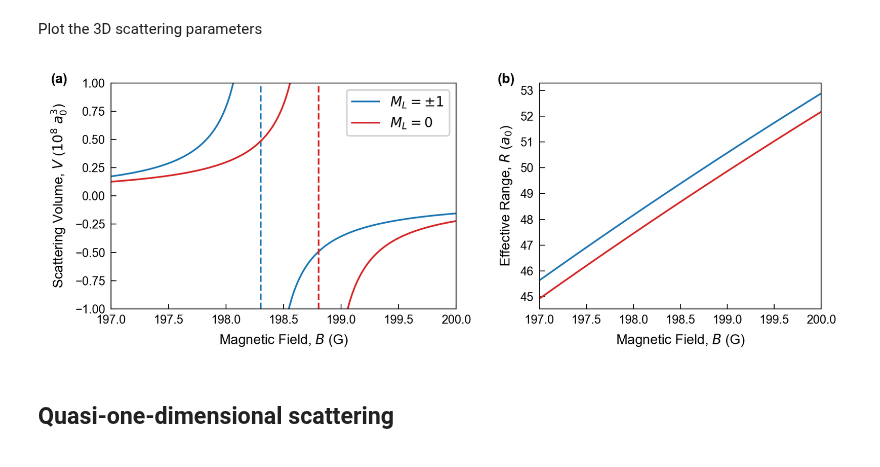
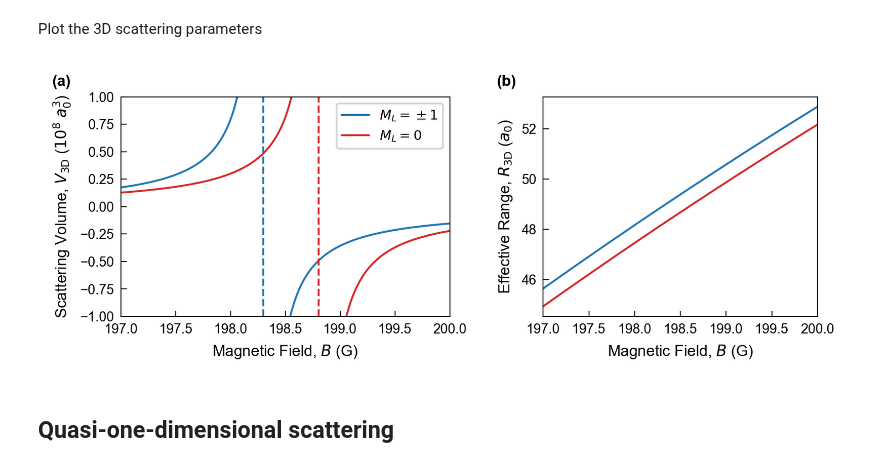
Before and after one commit to colinjdale/ChiPyLab, a Jupyter notebook: examples/plot_scattering_quantities.ipynb, the cells around one changed output. Saved outputs shown, nothing was run; the diff lists cells and outputs as text; code cells hidden in the pictures.

```diff
--- a/examples/plot_scattering_quantities.ipynb
+++ b/examples/plot_scattering_quantities.ipynb
@@ -29,8 +29,8 @@ Plot the 3D scattering parameters
 from general.plot_settings import colors, figsize, paper_settings, generate_plt_styles
 
 plt.rcParams.update(paper_settings)
-
-fig, axs = plt.subplots(1, 2, figsize=(figsize[0]*2, figsize[1]))
+figsize = (6, 2.25)
+fig, axs = plt.subplots(1, 2, figsize=figsize)
 
 num = 1000
 delta = 0.01
@@ -45,41 +45,41 @@ B_V_m0 = [np.linspace(Bmin, B0_77_0 - delta, num),
 ax = axs[0]
 ymin = -1
 ymax = 1
-ax.set(ylabel=r"Scattering Volume, $V$ ($10^8$ $a_0^3$)", xlabel=r"Magnetic Field, $B$ (G)")
+ax.set(ylabel=r"Scattering Volume, $V_\mathrm{3D}$ ($10^8$ $a_0^3$)", xlabel=r"Magnetic Field, $B$ (G)")
 
 ax.plot(B_V[0], V3D(B_V[0])/a_0**3 / 1e8, '-', label=r"$M_L=\pm 1$", color=colors[0])
 ax.plot(B_V[1], V3D(B_V[1])/a_0**3 / 1e8, '-', color=colors[0])
 ax.vlines(B0_77_pm1, ymin, ymax, colors=colors[0], linestyles='--')
 
 ax.plot(B_V_m0[0], V3D_m0(B_V_m0[0])/a_0**3 / 1e8, '-', label=r"$M_L=0$", color=colors[3])
 ax.plot(B_V_m0[1], V3D_m0(B_V_m0[1])/a_0**3 / 1e8, '-', color=colors[3])
 ax.vlines(B0_77_0, ymin, ymax, colors=colors[3], linestyles='--')
 
 ax.set_ylim(ymin, ymax)
-ax.legend(loc="upper right")
+ax.legend(loc="upper right", fontsize=7)
 
 ax = axs[1]
-ax.set(ylabel=r"Effective Range, $R$ ($a_0$)", xlabel=r"Magnetic Field, $B$ (G)")
+ax.set(ylabel=r"Effective Range, $R_\mathrm{3D}$ ($a_0$)", xlabel=r"Magnetic Field, $B$ (G)")
 ax.set_box_aspect(0.8)
 ax.plot(B, 1/inv_R3D(B)/a_0, '-', label=r"$M_L=\pm 1$", color=colors[0])
 ax.plot(B, 1/inv_R3D_m0(B)/a_0, '-', label=r"$M_L=0$", color=colors[3])
 
 # ax.legend(fontsize=8, loc="upper left")
 
 fig.tight_layout()  # Note this is done before the labels on purpose.
 subplot_labels = ['(a)', '(b)']
-x_offsets = [-0.175, -0.15]
+x_offsets = [-0.21, -0.17]
 for ax, label, x_offset in zip(axs, subplot_labels, x_offsets):
-	ax.text(x_offset, 1.0, label, transform=ax.transAxes, fontweight='bold', fontsize=8)
+	ax.text(x_offset, 1.05, label, transform=ax.transAxes, fontweight='bold', fontsize=8)
 	ax.set(xlim=(Bmin, Bmax))
 
-plt.subplots_adjust(top=0.95)
+plt.subplots_adjust(top=0.90)
 
 fig.savefig("outputs/pwave_scattering_parameters.pdf")
 
 plt.show()
 # %% [output]
-[figure, old version]
+[figure, new version]
 # %% [markdown]
 ## Quasi-one-dimensional scattering
 # %% [markdown]
```
Also changed, not shown: parts of 1 cell of this notebook, 4 other files.
